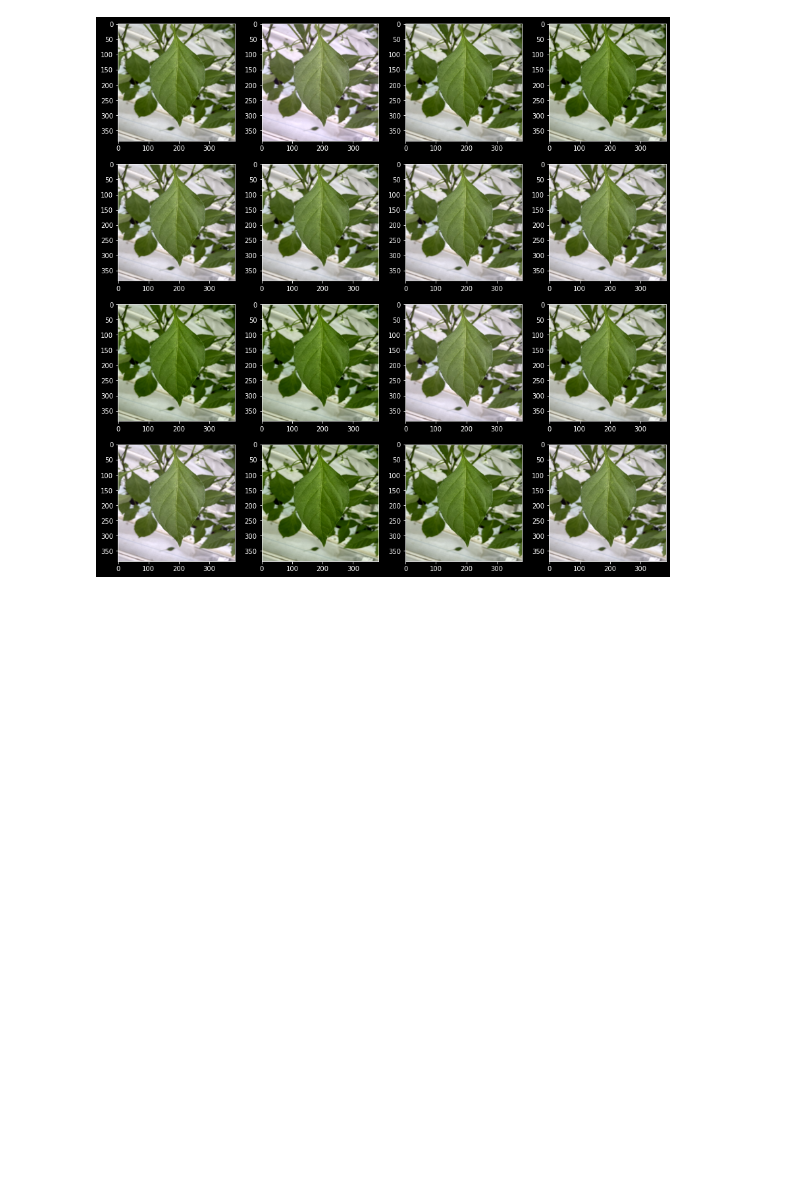
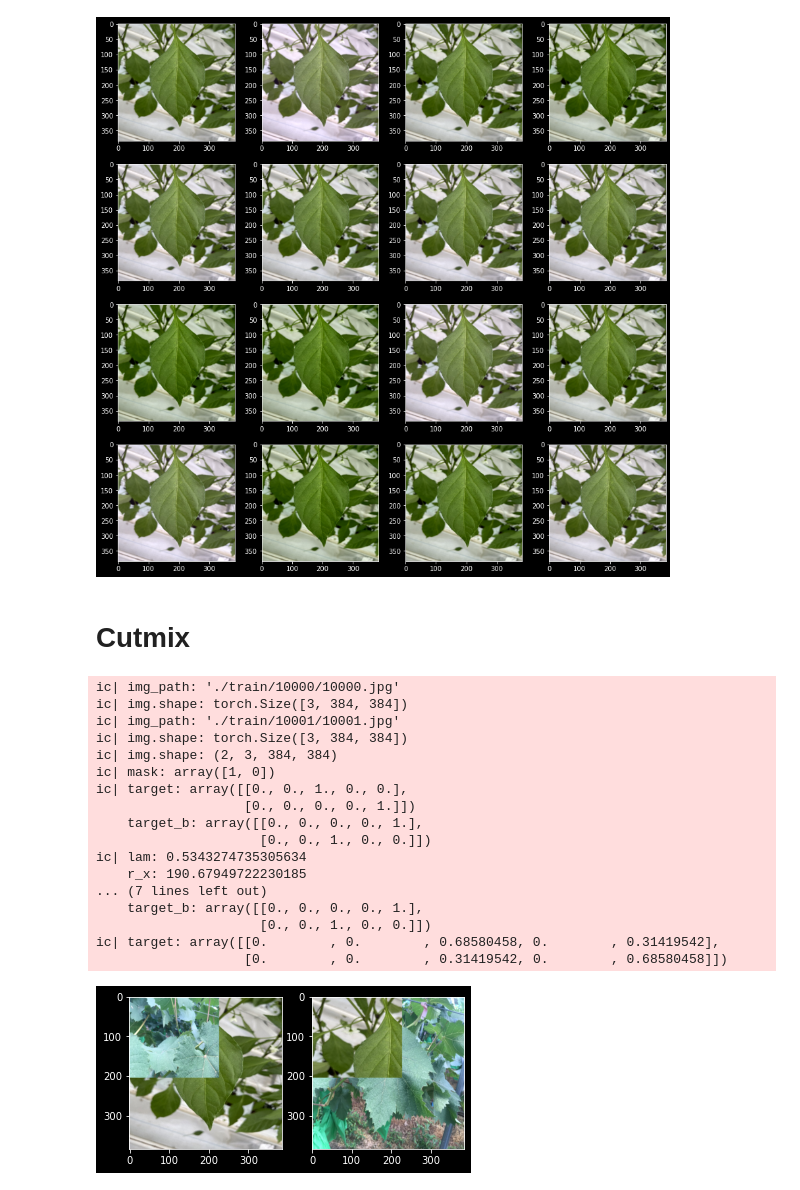
Before and after one commit to loggerJK/DACON-LG-crop_disease_recognition, a Jupyter notebook: Image Augmentation Test.ipynb, the cells around one changed output. Drawn from its saved outputs; the diff is of its cells as text; code cells hidden in the pictures; blank space fills up the shorter version.

```diff
--- a/Image Augmentation Test.ipynb
+++ b/Image Augmentation Test.ipynb
@@ -124,3 +124,5 @@ for ax in axes.flatten() :
 # %% [output]
 [figure]
 [figure]
+# %% [markdown]
+# Cutmix
@@ -126,0 +195,52 @@ for ax in axes.flatten() :
+# %%
+jpgs = sorted(glob('./train/*/*.jpg'))
+target = (2, 4)
+target = one_hot_encode(target, 5)
+
+# Augmentations
+Resize_tensor = A.Compose([
+    A.Resize(384, 384),
+    ToTensorV2(),
+], p=1.)
+
+Resize = A.Compose([
+    A.Resize(384, 384),
+], p=1.)
+
+img_list = []
+for img_path in jpgs:
+    ic(img_path)
+    img = cv2.imread(img_path)
+    img = cv2.cvtColor(img, cv2.COLOR_BGR2RGB)
+    img = Resize_tensor(image=img)['image']
+    ic(img.shape)
+    img_list.append(img)
+
+batch_imgs = np.stack(img_list, axis = 0)
+
+img, target = cutmix(batch_imgs, target)
+
+fig, axes = plt.subplots(1,2)
+ic(target)
+for i, ax in enumerate(axes.flatten()):
+    # ax.imshow(img[i].transpose(1,2,0))
+    ax.imshow(rearrange(img[i], 'c h w -> h w c'))
+# %% [output]
+ic| img_path: './train/10000/10000.jpg'
+ic| img.shape: torch.Size([3, 384, 384])
+ic| img_path: './train/10001/10001.jpg'
+ic| img.shape: torch.Size([3, 384, 384])
+ic| img.shape: (2, 3, 384, 384)
+ic| mask: array([1, 0])
+ic| target: array([[0., 0., 1., 0., 0.],
+                   [0., 0., 0., 0., 1.]])
+    target_b: array([[0., 0., 0., 0., 1.],
+                     [0., 0., 1., 0., 0.]])
+ic| lam: 0.5343274735305634
+    r_x: 190.67949722230185
+... (7 lines left out)
+    target_b: array([[0., 0., 0., 0., 1.],
+                     [0., 0., 1., 0., 0.]])
+ic| target: array([[0.        , 0.        , 0.68580458, 0.        , 0.31419542],
+                   [0.        , 0.        , 0.31419542, 0.        , 0.68580458]])
+[figure, added]
```
Also changed, not shown: parts of 2 cells of this notebook, 8 other files.
